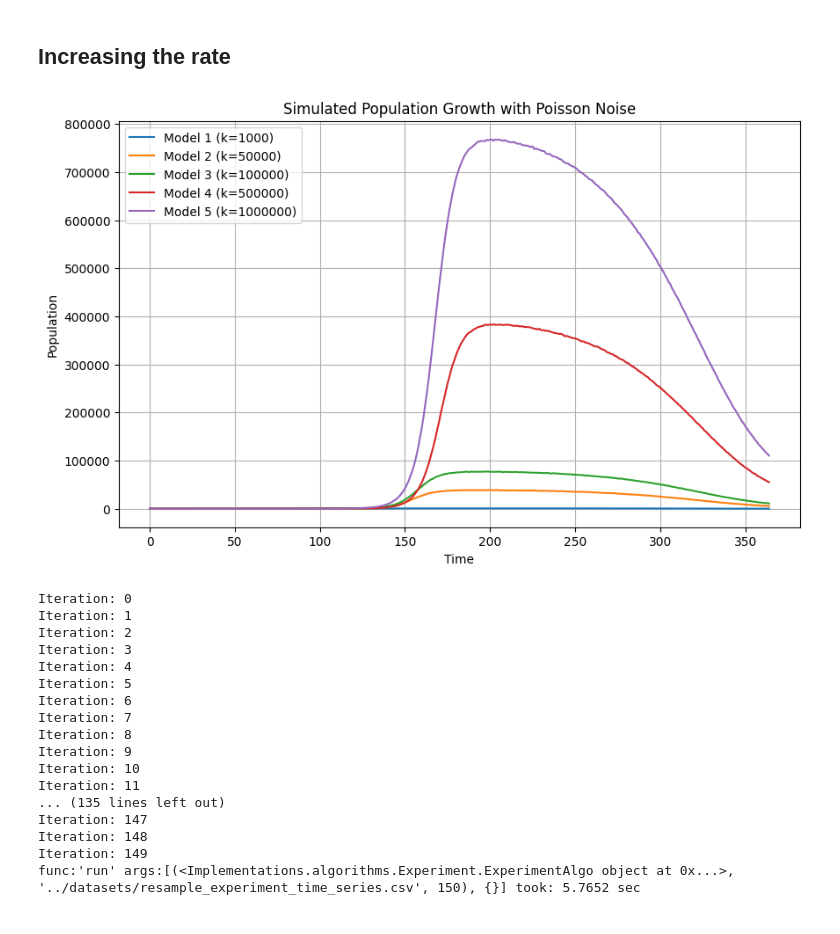
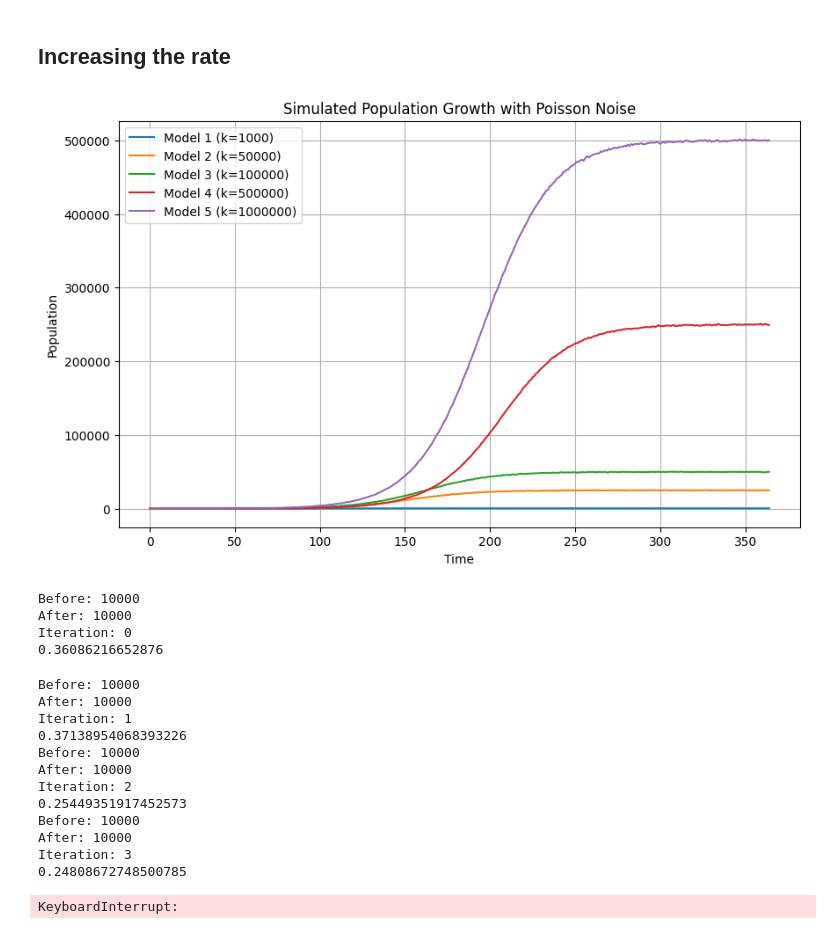
Before and after one commit to atiumcache/filter_forecast, a Jupyter notebook: juptyer notebooks/resample_exp.ipynb, the cells around one changed output. Cells and saved outputs as stored; diff of their text form; code cells hidden in the pictures.

Commit message:
progress on experiment. stuck on iteration bug.

```diff
--- a/juptyer notebooks/resample_exp.ipynb
+++ b/juptyer notebooks/resample_exp.ipynb
@@ -64,7 +64,7 @@ def effBeta(t):
 
 
 def growthEQ(t, y):
-    r = effBeta(t)
+    r = 0.1
     mu = 0.05
     return r*y*(1 - (y/carrying_cap)) - mu*y
 
@@ -80,34 +80,34 @@ for i in range(num_of_models):
         print("Either initial states or k_vals does not equal the number of models.")
         exit()
 
     init_state = [states[i]]
     carrying_cap = k_vals[i]
     sol = solve_ivp(fun=growthEQ,
                     t_span=[0, time],
                     y0=init_state,
                     t_eval=range(time))
     data[i] = np.random.poisson(sol.y[0])
 
 
 # Save to CSV
 file_path = '../datasets/resample_experiment_time_series.csv'
 df = pd.DataFrame(data.T, columns=[f'Model {i+1} (k={k})' for i, k in enumerate(k_vals)])
 df.to_csv(file_path, index=False)
 
 
 # Create plot for data
 plt.figure(figsize=(10, 6))
 for i in range(num_of_models):
     plt.plot(np.arange(time), data[i], label=f'Model {i+1} (k={k_vals[i]})')
 
 plt.title('Simulated Population Growth with Poisson Noise')
 plt.xlabel('Time')
 plt.ylabel('Population')
 plt.legend()
 plt.grid(True)
 plt.show()
 # %% [output]
-[figure, old version]
+[figure, new version]
 # %%
 '''Entry point for the particle filtering code '''
 
@@ -119,7 +119,7 @@ from Implementations.algorithms.TimeDependentBeta import TimeDependentAlgo
 from Implementations.algorithms.Experiment import ExperimentAlgo
 from Implementations.resamplers.resamplers import PoissonResample,NBinomResample, LogNBinomResampleExperiment
 from Implementations.solvers.DeterministicSolvers import LSODACalvettiSolver,LSODASolver,LSODASolverSEIARHD, EulerSolverExperiment
-from Implementations.perturbers.perturbers import MultivariatePerturbations
+from Implementations.perturbers.perturbers import LogMultivariatePerturbations, ExperimentPerturb
 from utilities.Utils import Context,ESTIMATION
 from functools import partial
 
@@ -137,7 +137,7 @@ The resampler computes the weights and resamples based on a known algorithm(mult
 
 '''
 algo = ExperimentAlgo(integrator = EulerSolverExperiment(),
-                        perturb = MultivariatePerturbations(hyper_params={"h":0.5,"sigma1":0.05,"sigma2":0.1}),
+                        perturb = ExperimentPerturb(hyper_params={'sigma':0.1}),
                         resampler = LogNBinomResampleExperiment(),
                         ctx=Context(population=30,
                                     state_size = 5,
@@ -145,41 +145,44 @@ algo = ExperimentAlgo(integrator = EulerSolverExperiment(),
                                     seed_loc=[0,1,2,3,4],
                                     seed_size=100,
                                     forward_estimation=1,
-                                    rng=np.random.default_rng(),
+                                    rng=np.random.default_rng(1),
                         particle_count=1000))
 
 algo.initialize(params={
 "r": ESTIMATION.VARIABLE,
-"k": ESTIMATION.STATIC_PER_LOCATION,
+"k": 3,
 "mu": 0.05,
 "R": 50
 }
 ,priors={
-"r": partial(algo.ctx.rng.uniform, 0.1, 0.6),
+"r": partial(algo.ctx.rng.uniform, 0, 0.6),
 "k": partial(algo.ctx.rng.uniform, 1000, 100000),
 "mu": partial(algo.ctx.rng.uniform, 0, 1)
 })
 
 '''Runs the PF over the specified data set for the specified length of time'''
-algo.run(f'../datasets/resample_experiment_time_series.csv',365)
+for particle in algo.particles:
+    particle.param["k"] = np.array([1000, 50_000, 100_000, 500_000, 1_000_000])
+#algo.print_particles()
+algo.run(f'../datasets/resample_experiment_time_series.csv',150)
 # %% [output]
+Before: 10000
+After: 10000
 Iteration: 0
-Iteration: 1
-Iteration: 2
-Iteration: 3
-Iteration: 4
-Iteration: 5
-Iteration: 6
-Iteration: 7
-Iteration: 8
-Iteration: 9
-Iteration: 10
-Iteration: 11
-... (135 lines left out)
-Iteration: 147
-Iteration: 148
-Iteration: 149
-func:'run' args:[(<Implementations.algorithms.Experiment.ExperimentAlgo object at 0x...>, '../datasets/resample_experiment_time_series.csv', 150), {}] took: 5.7652 sec
+0.36086216652876
+Before: 10000
+After: 10000
+Iteration: 1
+0.37138954068393226
+Before: 10000
+After: 10000
+Iteration: 2
+0.25449351917452573
+Before: 10000
+After: 10000
+Iteration: 3
+0.24808672748500785
+KeyboardInterrupt:
 # %%
 import matplotlib.pyplot as plt
 import pandas as pd
```
Also changed, not shown: parts of 1 cell of this notebook, 8 other files.
